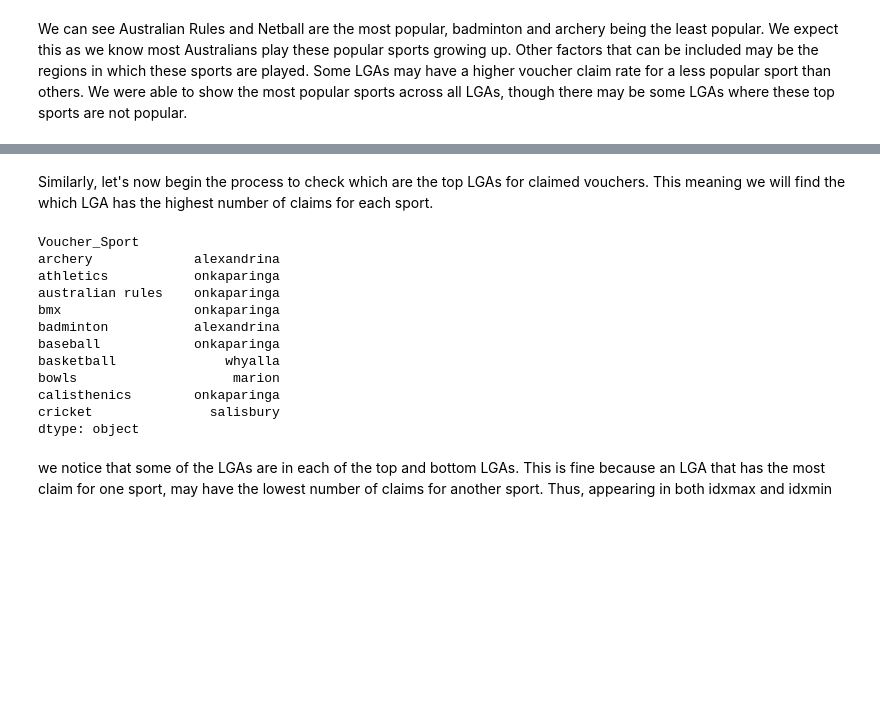
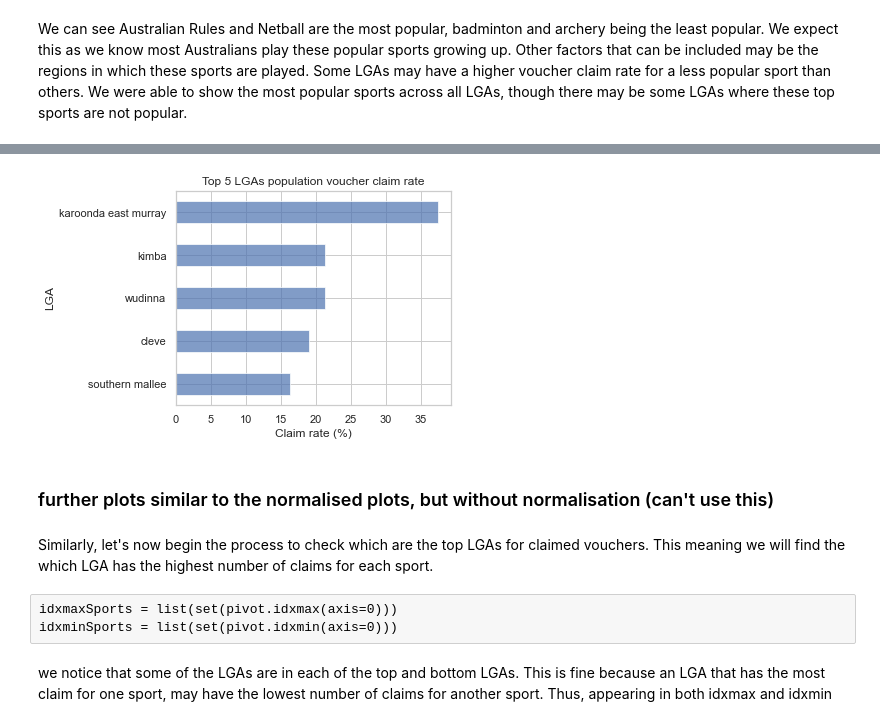
Before and after one commit to MQCOMP2200-S2-2021/Data-Science-Labs, a Jupyter notebook: Portfolio 2-Copy1.ipynb, the cells around one changed output, grey strips where cells are left out. Cells and saved outputs as stored; diff of their text form; code cells hidden in the pictures; blank space fills up the shorter version.

```diff
--- a/Portfolio 2-Copy1.ipynb
+++ b/Portfolio 2-Copy1.ipynb
@@ -394,0 +497,4 @@ We can see Australian Rules and Netball are the most popular, badminton and arch
+# %%
+lgaClaim['proportion'] = lgaClaim['sum']/ lgaClaim['population']
+# %%
+topLGAs = list(lgaClaim['proportion'].nlargest(5).index)
@@ -394,0 +515,4 @@ We can see Australian Rules and Netball are the most popular, badminton and arch
+# %%
+lgaClaim = lgaClaim.loc[topLGAs]
+# %%
+lgaClaim['percentage'] = round(lgaClaim['proportion']*100,2)
@@ -395,17 +529,20 @@ We can see Australian Rules and Netball are the most popular, badminton and arch
+# %%
+sns.set_theme(style="whitegrid")
+fig, axes= plt.subplots(1,1)
+
+
+ax = lgaClaim['percentage'].sort_values().plot(kind='barh', style='b', alpha=0.7,
+              title='Top 5 LGAs population voucher claim rate')
+
+ax.set(ylabel= 'LGA')
+
+plt.xlabel('Claim rate (%)')
+
+plt.tight_layout()
+plt.show()
+# %% [output]
+[figure, added]
+# %% [markdown]
+### further plots similar to the normalised plots, but without normalisation (can't use this)
 # %% [markdown]
 Similarly, let's now begin the process to check which are the top LGAs for claimed vouchers. This meaning we will find the which LGA has the highest number of claims for each sport.
-# %%
-pivot.idxmax(axis=0).head(10)
-# %% [output]
-Voucher_Sport
-archery             alexandrina
-athletics           onkaparinga
-australian rules    onkaparinga
-bmx                 onkaparinga
-badminton           alexandrina
-baseball            onkaparinga
-basketball              whyalla
-bowls                    marion
-calisthenics        onkaparinga
-cricket               salisbury
-dtype: object
@@ -415,3 +549,6 @@ idxminSports = list(set(pivot.idxmin(axis=0)))
+# %% [raw]
+idxmaxSports = list(set(pivot.idxmax(axis=0)))
+idxminSports = list(set(pivot.idxmin(axis=0)))
 # %% [markdown]
 we notice that some of the LGAs are in each of the top and bottom LGAs. This is fine because an LGA that has the most claim for one sport, may have the lowest number of claims for another sport. Thus, appearing in both idxmax and idxmin
 # %% [markdown]
```
Also changed, not shown: parts of 148 cells of this notebook.
